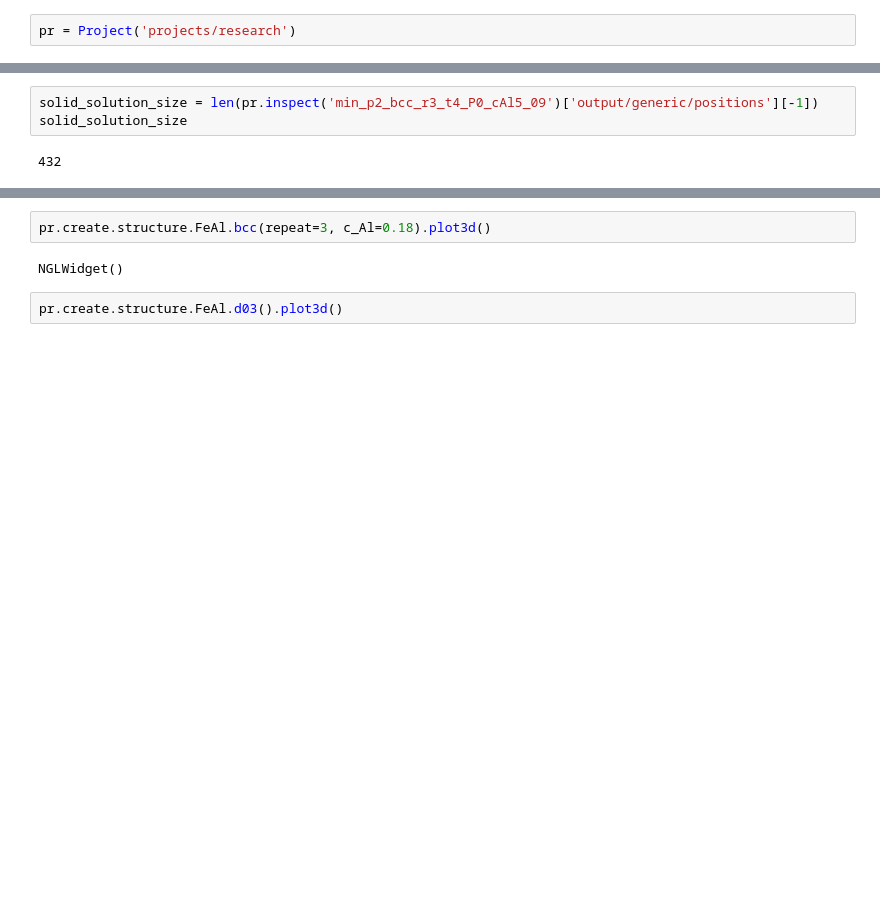
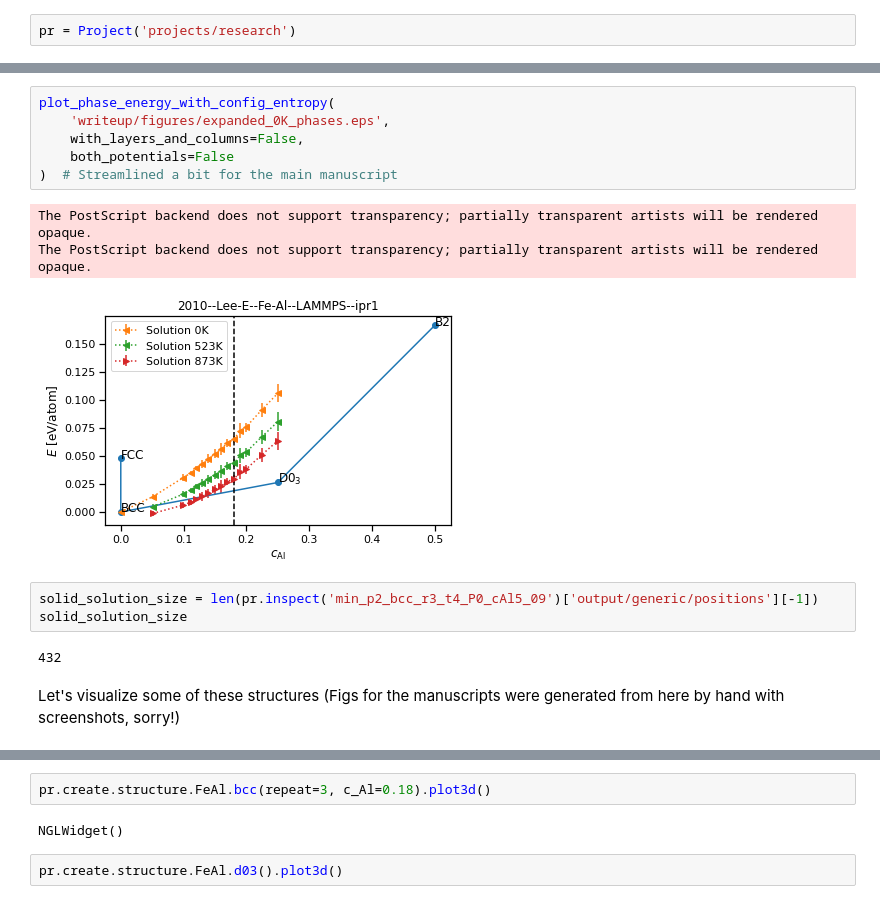
Before and after one commit to liamhuber/FeAl_solution, a Jupyter notebook: project.ipynb, the cells around one changed output, grey strips where cells are left out. Drawn from its saved outputs; the diff is of its cells as text; blank space fills up the shorter version.

```diff
--- a/project.ipynb
+++ b/project.ipynb
@@ -129,8 +150,20 @@ The PostScript backend does not support transparency; partially transparent arti
+# %%
+plot_phase_energy_with_config_entropy(
+    'writeup/figures/expanded_0K_phases.eps',
+    with_layers_and_columns=False,
+    both_potentials=False
+)  # Streamlined a bit for the main manuscript
+# %% [output]
+The PostScript backend does not support transparency; partially transparent artists will be rendered opaque.
+The PostScript backend does not support transparency; partially transparent artists will be rendered opaque.
+[figure, added]
 # %%
 solid_solution_size = len(pr.inspect('min_p2_bcc_r3_t4_P0_cAl5_09')['output/generic/positions'][-1])
 solid_solution_size
 # %% [output]
 432
+# %% [markdown]
+Let's visualize some of these structures (Figs for the manuscripts were generated from here by hand with screenshots, sorry!)
 # %%
 pr.create.structure.FeAl.fcc().plot3d(view_plane=[1, 1, 1])
 # %% [output]
```
Also changed, not shown: parts of 67 cells of this notebook, 7 other files.
